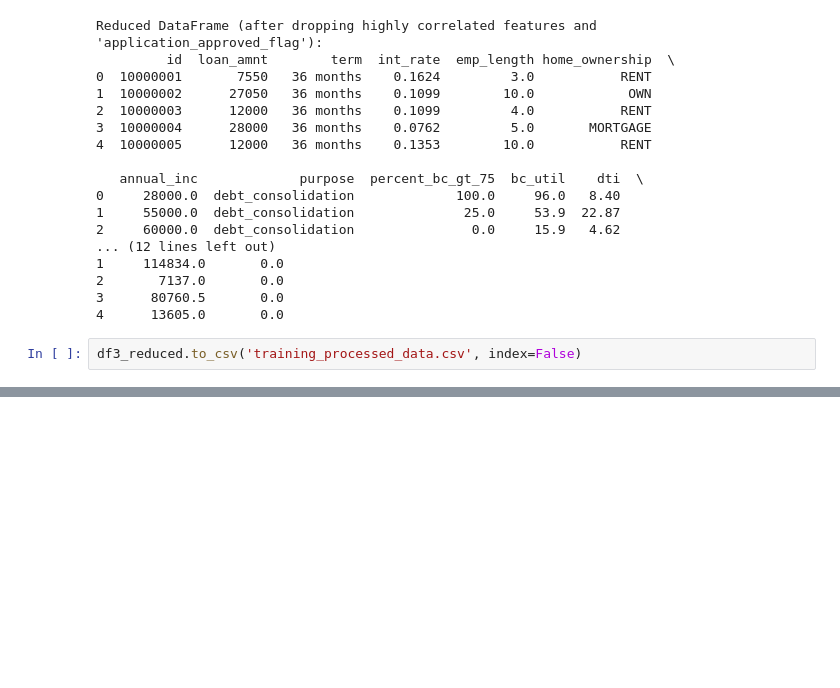
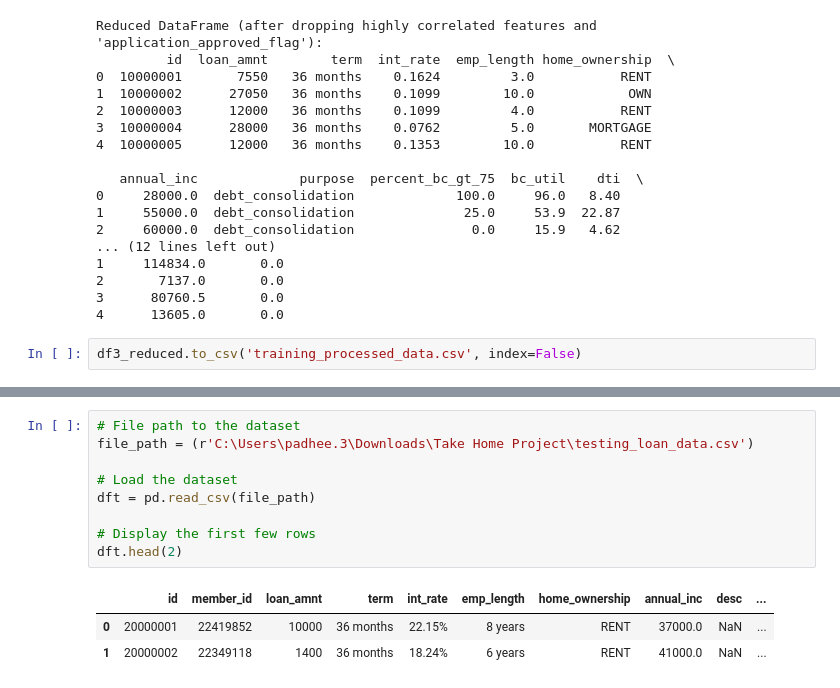
Before and after one commit to swatipadhee/Loan, a Jupyter notebook: EDA.ipynb, the cells around one changed output, grey strips where cells are left out. Drawn from its saved outputs; the diff is of its cells as text; blank space fills up the shorter version.

```diff
--- a/EDA.ipynb
+++ b/EDA.ipynb
@@ -773,0 +782,13 @@ df3_reduced.to_csv('training_processed_data.csv', index=False)
+# %%
+# File path to the dataset
+file_path = (r'C:\Users\padhee.3\Downloads\Take Home Project\testing_loan_data.csv')
+
+# Load the dataset
+dft = pd.read_csv(file_path)
+
+# Display the first few rows
+dft.head(2)
+# %% [output]
+|  | id | member_id | loan_amnt | term | int_rate | emp_length | home_ownership | annual_inc | desc | ... |
+| 0 | 20000001 | 22419852 | 10000 | 36 months | 22.15% | 8 years | RENT | 37000.0 | NaN | ... |
+| 1 | 20000002 | 22349118 | 1400 | 36 months | 18.24% | 6 years | RENT | 41000.0 | NaN | ... |
```
Also changed, not shown: parts of 4 cells of this notebook.
